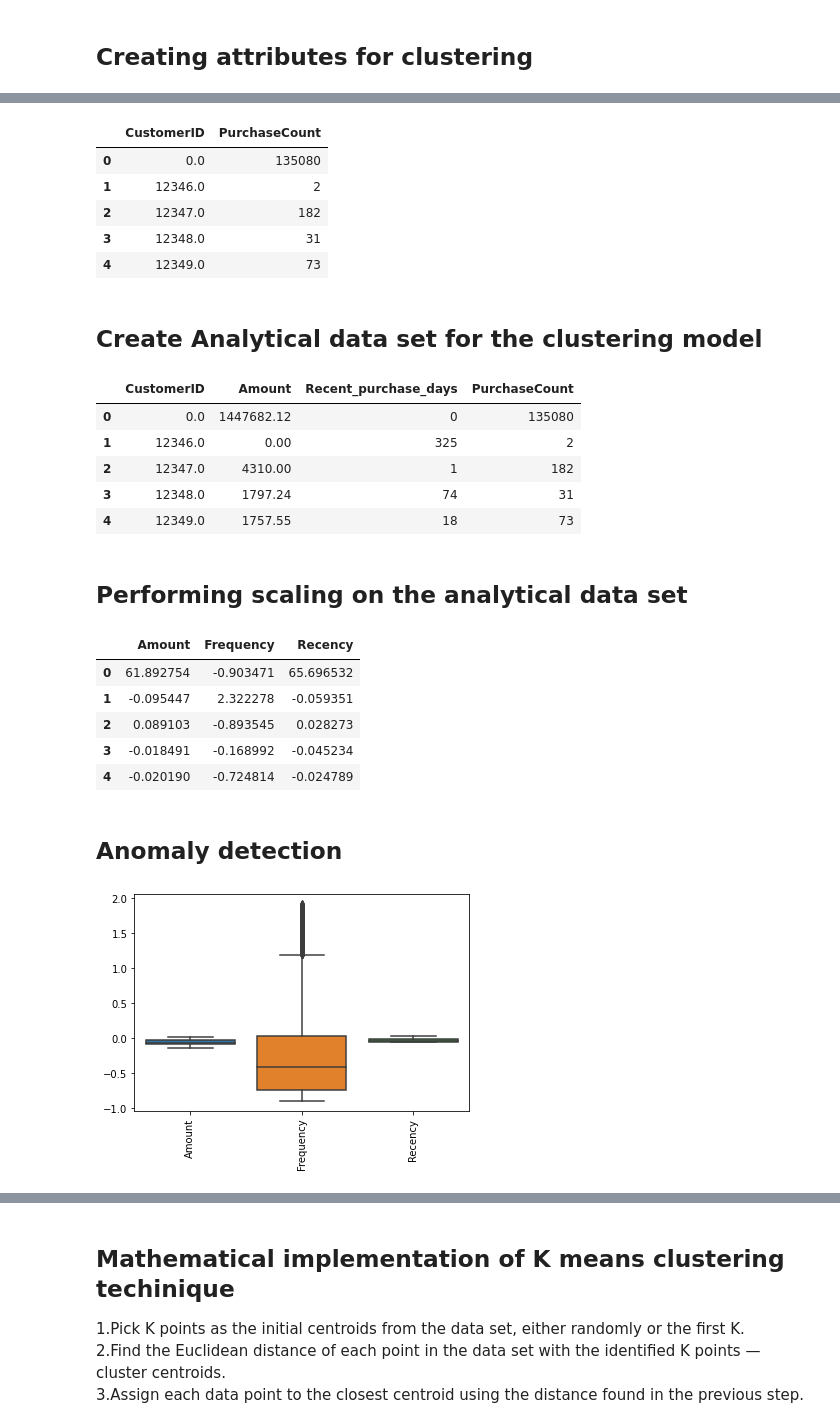
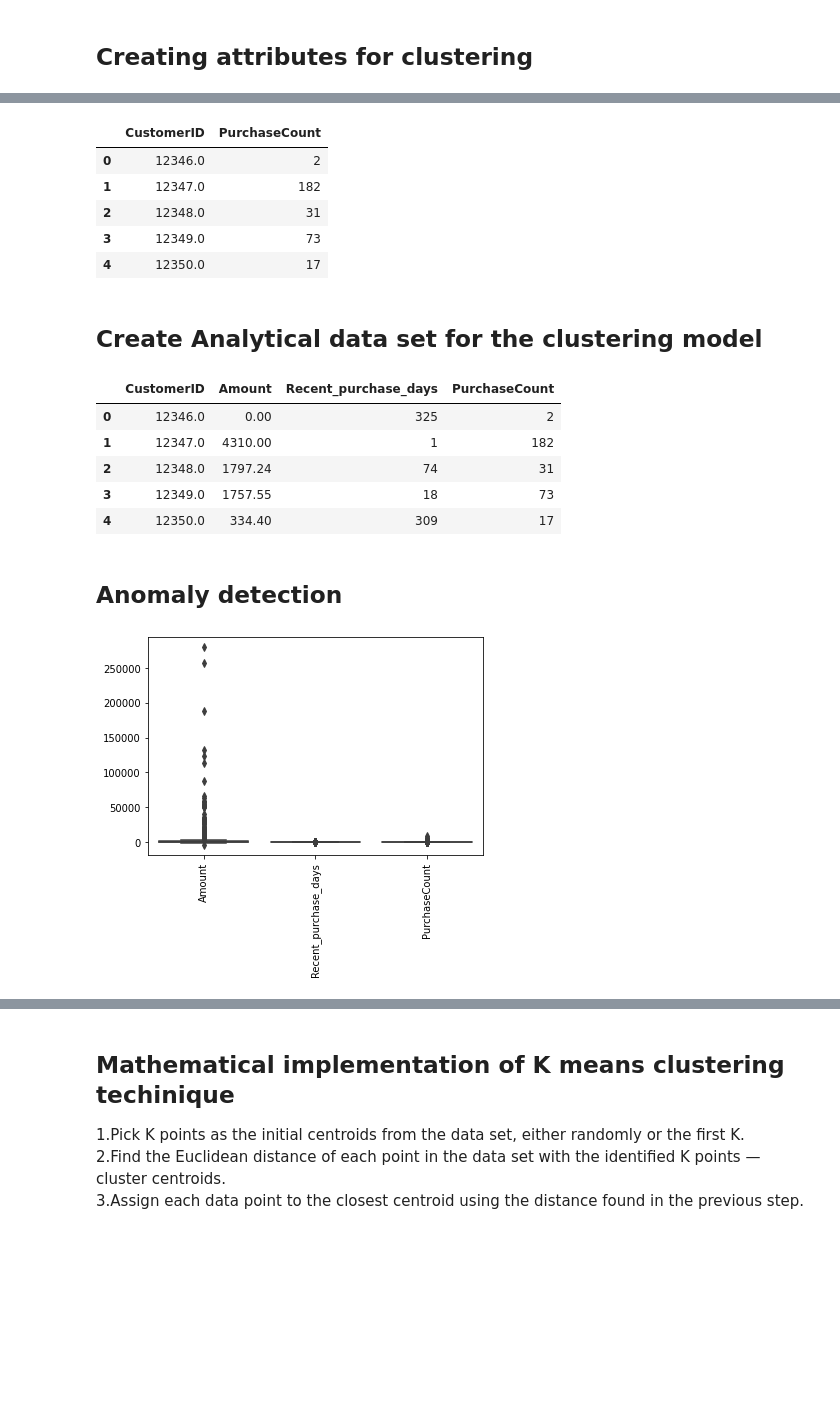
Before and after one commit to prashantchoubey1/Online-Retail-Clustering, a Jupyter notebook: retail_clustering.ipynb, the cells around one changed output, grey strips where cells are left out. Cells and saved outputs as stored; diff of their text form; code cells hidden in the pictures; blank space fills up the shorter version.

```diff
--- a/retail_clustering.ipynb
+++ b/retail_clustering.ipynb
@@ -59,8 +59,7 @@ print('Number of null in customer id =' ,df_retail['CustomerID'].isnull().sum())
 Number of na in customer id = 135080
 Number of null in customer id = 135080
 # %%
-df_retail['CustomerID'].fillna(0,inplace=True)
-df_retail['Description'].fillna('No description',inplace=True)
+df_retail.dropna(inplace=True)
 df_retail.info()
 # %% [output]
 <class 'pandas.core.frame.DataFrame'>
@@ -129,11 +128,11 @@ df_purchase_freq.rename(columns={'CustomerID':'CustomerID','InvoiceNo':'Purchase
 df_purchase_freq.head()
 # %% [output]
 |  | CustomerID | PurchaseCount |
-| 0 | 0.0 | 135080 |
-| 1 | 12346.0 | 2 |
-| 2 | 12347.0 | 182 |
-| 3 | 12348.0 | 31 |
-| 4 | 12349.0 | 73 |
+| 0 | 12346.0 | 2 |
+| 1 | 12347.0 | 182 |
+| 2 | 12348.0 | 31 |
+| 3 | 12349.0 | 73 |
+| 4 | 12350.0 | 17 |
 # %% [markdown]
 ## Create Analytical data set for the clustering model
 # %%
@@ -142,30 +141,11 @@ df_model_inp = df_amt_purch.merge(df_purchase_freq,how='left',on=['CustomerID'])
 df_model_inp.head()
 # %% [output]
 |  | CustomerID | Amount | Recent_purchase_days | PurchaseCount |
-| 0 | 0.0 | 1447682.12 | 0 | 135080 |
-| 1 | 12346.0 | 0.00 | 325 | 2 |
-| 2 | 12347.0 | 4310.00 | 1 | 182 |
-| 3 | 12348.0 | 1797.24 | 74 | 31 |
-| 4 | 12349.0 | 1757.55 | 18 | 73 |
+| 0 | 12346.0 | 0.00 | 325 | 2 |
+| 1 | 12347.0 | 4310.00 | 1 | 182 |
+| 2 | 12348.0 | 1797.24 | 74 | 31 |
+| 3 | 12349.0 | 1757.55 | 18 | 73 |
+| 4 | 12350.0 | 334.40 | 309 | 17 |
-# %% [markdown]
-## Performing scaling on the analytical data set
-# %%
-from sklearn.preprocessing import StandardScaler
-# define standard scaler
-scaler = StandardScaler()
-# transform data
-df_scalar = scaler.fit_transform(df_model_inp.iloc[:,1:4])
-
-df_scalar1 = pd.DataFrame(df_scalar)
-df_scalar1.columns = ['Amount' , 'Frequency' , 'Recency']
-df_scalar1.head()
-# %% [output]
-|  | Amount | Frequency | Recency |
-| 0 | 61.892754 | -0.903471 | 65.696532 |
-| 1 | -0.095447 | 2.322278 | -0.059351 |
-| 2 | 0.089103 | -0.893545 | 0.028273 |
-| 3 | -0.018491 | -0.168992 | -0.045234 |
-| 4 | -0.020190 | -0.724814 | -0.024789 |
 # %% [markdown]
 ## Anomaly detection
 # %%
@@ -176,9 +156,10 @@ def viewDistribution(df):
     plt.show
 # %%
 # INSIGHTS: There are outliers in amount and frequency column
-viewDistribution(data)
+df_anomaly = df_model_inp.iloc[:,1:4]
+viewDistribution(df_anomaly)
 # %% [output]
-[figure, old version]
+[figure, new version]
 # %%
 # UDF to remove outlier
 def remove_outlier_IQR(df):
```
Also changed, not shown: parts of 11 cells of this notebook.
